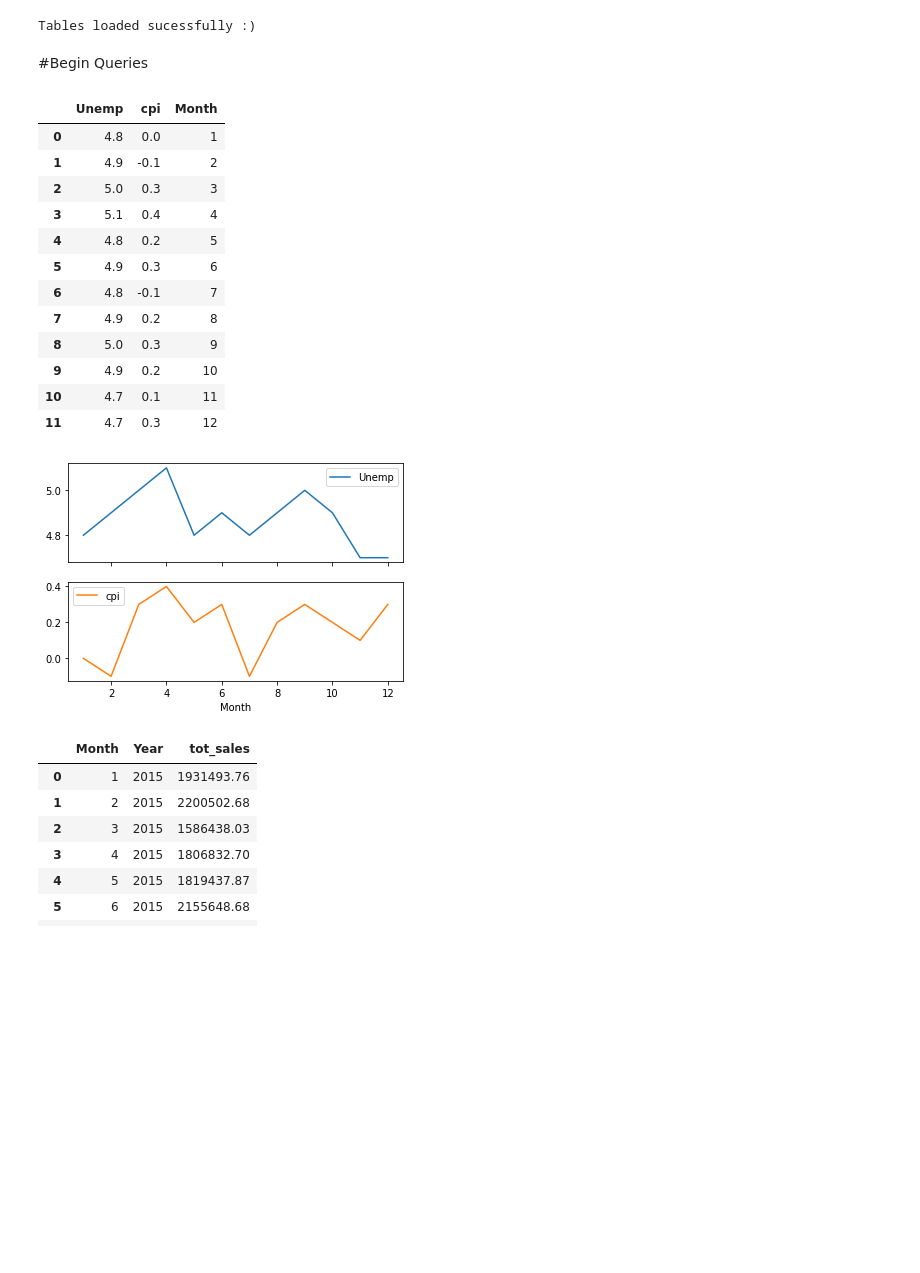
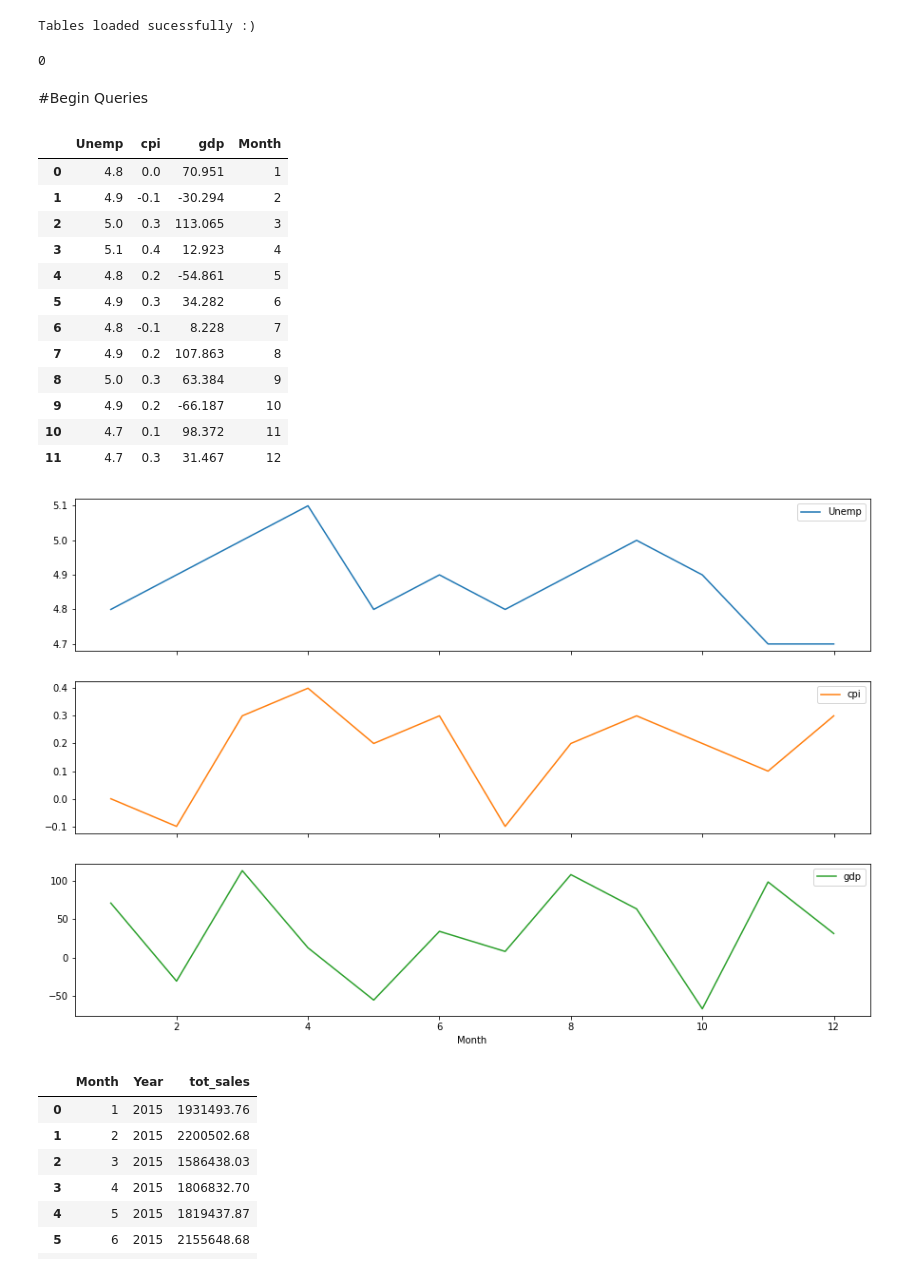
Before and after one commit to RenettaNelson/ADS-507---SQL-Data-Pipeline, a Jupyter notebook: ADS-507-01_group_3_wild_wonderful_sales.ipynb, the cells around one changed output. Cells and saved outputs as stored; diff of their text form; code cells hidden in the pictures; blank space fills up the shorter version.

```diff
--- a/ADS-507-01_group_3_wild_wonderful_sales.ipynb
+++ b/ADS-507-01_group_3_wild_wonderful_sales.ipynb
@@ -203,0 +324,3 @@ cpi_monthly_t
+# %%
+gdp_diff_2016 = pd.DataFrame(gdp_monthly_diff.iloc[12:24,:]).drop('index', axis=1).reset_index().drop('index', axis=1)
+gdp_diff_2016
@@ -203,0 +341,4 @@ cpi_monthly_t
+# %%
+gdp_diff['2016'] = gdp_diff_2016['gdp_change']
+gdp_diff_2015_2016 = gdp_diff[['Month', '2015', '2016']]
+gdp_diff_2015_2016
@@ -264,45 +419,48 @@ for i, j in zip(df, tables):
 print('Tables loaded sucessfully :)')
 # %% [output]
 Tables loaded sucessfully :)
-# %%
-#update connection to use go sales database
-connection = mysql.connect(host='localhost',
-                         user='root',
-                         password=getpass.getpass(prompt='Password:',stream=None),
-                         database='wild_wonderful_sales')
+# %%
+cursor.execute("USE wild_wonderful_sales")
+# %% [output]
+0
 # %% [markdown]
 #Begin Queries
 # %%
 #2016 CPI and Unemployment
-indicators_2016 = pd.DataFrame(pd.read_sql("SELECT u.`2016` AS Unemp, \
-                                                   c.`2016` AS cpi, \
-                                                   u.Month \
-                                           FROM unemployment_monthly u \
-                                                JOIN cpi_monthly_t c \
-                                                    ON u.Month = c.Month;",
+indicators_2016 = pd.DataFrame(pd.read_sql("""SELECT u.`2016` AS Unemp,
+                                                   c.`2016` AS cpi,
+                                                   g.`2016` AS gdp,
+                                                   g.Month
+                                           FROM unemployment_monthly u
+                                                INNER JOIN cpi_monthly_t c
+                                                    ON u.Month = c.Month
+                                                INNER JOIN gdp_diff_2015_2016 g
+                                                    ON c.Month = g.Month
+                                            GROUP BY Month
+                                            ;""",
                                                     connection))
 
 
 indicators_2016
 # %% [output]
-|  | Unemp | cpi | Month |
-| 0 | 4.8 | 0.0 | 1 |
-| 1 | 4.9 | -0.1 | 2 |
-| 2 | 5.0 | 0.3 | 3 |
-| 3 | 5.1 | 0.4 | 4 |
-| 4 | 4.8 | 0.2 | 5 |
-| 5 | 4.9 | 0.3 | 6 |
-| 6 | 4.8 | -0.1 | 7 |
-| 7 | 4.9 | 0.2 | 8 |
-| 8 | 5.0 | 0.3 | 9 |
-| 9 | 4.9 | 0.2 | 10 |
-| 10 | 4.7 | 0.1 | 11 |
-| 11 | 4.7 | 0.3 | 12 |
+|  | Unemp | cpi | gdp | Month |
+| 0 | 4.8 | 0.0 | 70.951 | 1 |
+| 1 | 4.9 | -0.1 | -30.294 | 2 |
+| 2 | 5.0 | 0.3 | 113.065 | 3 |
+| 3 | 5.1 | 0.4 | 12.923 | 4 |
+| 4 | 4.8 | 0.2 | -54.861 | 5 |
+| 5 | 4.9 | 0.3 | 34.282 | 6 |
+| 6 | 4.8 | -0.1 | 8.228 | 7 |
+| 7 | 4.9 | 0.2 | 107.863 | 8 |
+| 8 | 5.0 | 0.3 | 63.384 | 9 |
+| 9 | 4.9 | 0.2 | -66.187 | 10 |
+| 10 | 4.7 | 0.1 | 98.372 | 11 |
+| 11 | 4.7 | 0.3 | 31.467 | 12 |
 # %%
-ax = indicators_2016.set_index('Month').plot(subplots=True)
+ax = indicators_2016.set_index('Month').plot(subplots=True, figsize=(15,10))
 plt.show()
 # %% [output]
-[figure, old version]
+[figure, new version]
 # %%
 #Monthly Sales from January 2015 through August 2016
 sales_tot_monthly = pd.DataFrame(pd.read_sql("""SELECT s.Month,
```
Also changed, not shown: parts of 12 cells of this notebook.
